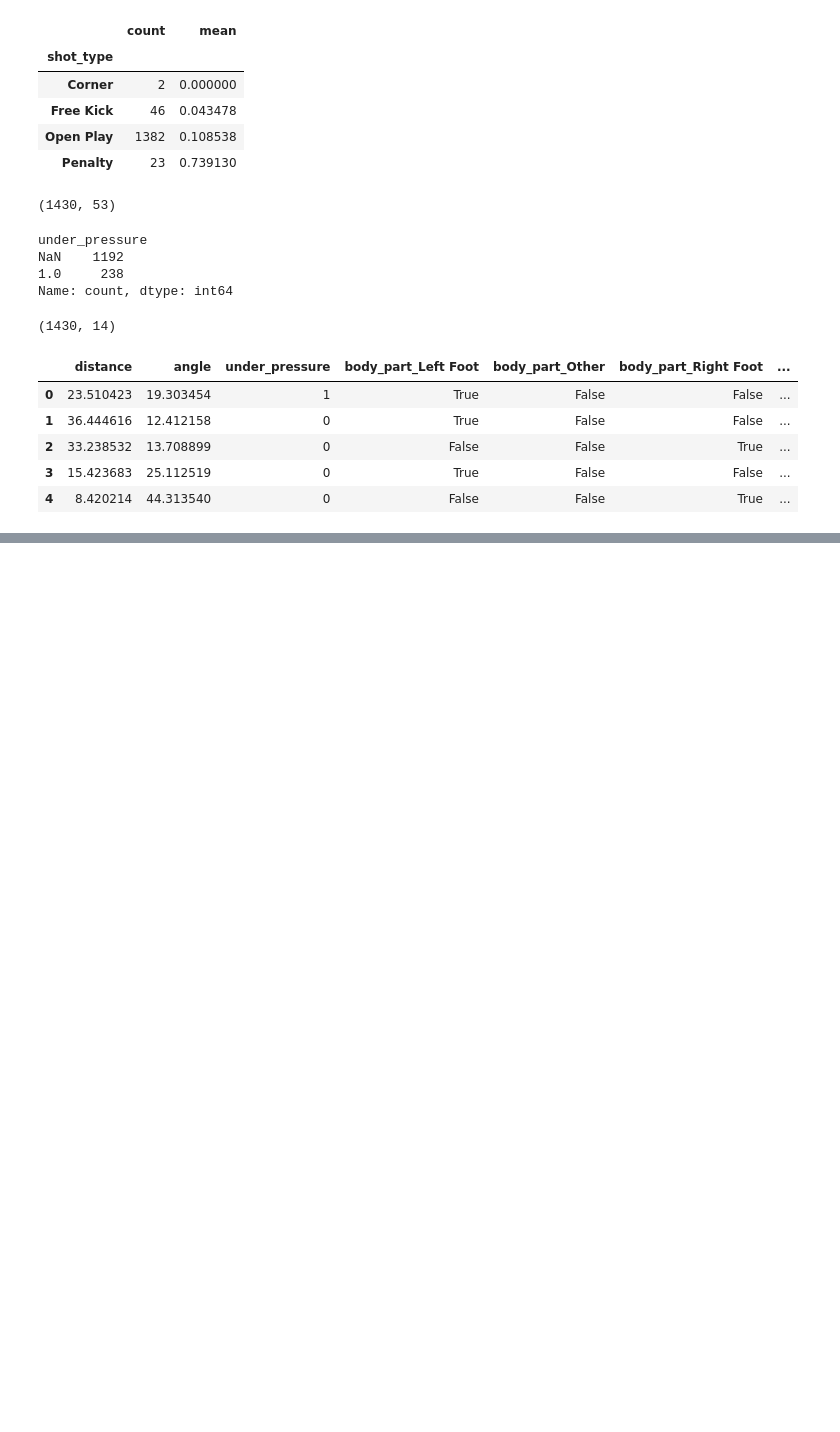
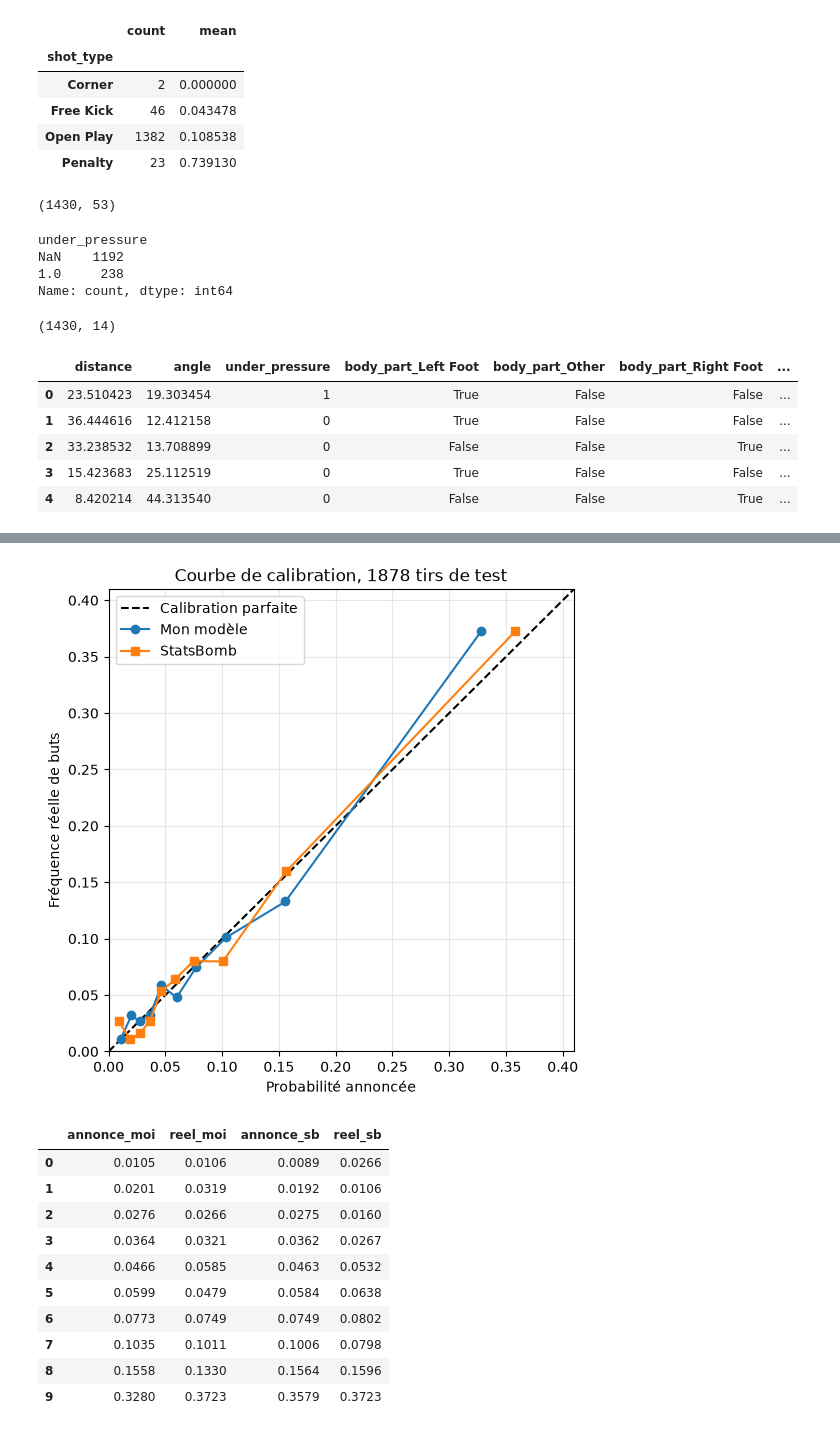
Before and after one commit to Z0utMan/xg-football, a Jupyter notebook: notebooks/01-explore-competitions.ipynb, the cells around one changed output, grey strips where cells are left out. Drawn from its saved outputs; the diff is of its cells as text; code cells hidden in the pictures; blank space fills up the shorter version.

```diff
--- a/notebooks/01-explore-competitions.ipynb
+++ b/notebooks/01-explore-competitions.ipynb
@@ -413,0 +569,20 @@ features.head()
+# %%
+selection = [
+    (43, 106),    # World Cup 2022
+    (43, 3),      # World Cup 2018
+    (55, 282),    # Euro 2024
+    (55, 43),     # Euro 2020
+    (223, 282),   # Copa America 2024
+    (1267, 107),  # African Cup of Nations 2023
+]
+
+tous_les_match_ids = []
+
+for competition_id, season_id in selection:
+    url = f"https://raw.githubusercontent.com/statsbomb/open-data/master/data/matches/{competition_id}/{season_id}.json"
+    m = pd.read_json(url)
+    ids = m["match_id"].tolist()
+    tous_les_match_ids.extend(ids)
+    print(f"{competition_id}/{season_id} : {len(ids)} matchs")
+
+print("TOTAL :", len(tous_les_match_ids))
@@ -413,0 +1030,44 @@ features.head()
+# %%
+from sklearn.calibration import calibration_curve
+import matplotlib.pyplot as plt
+
+proba_moi = model_lr3.predict_proba(X3_test)[:, 1]
+proba_sb = data.loc[X3_test.index, "xg_statsbomb"]
+
+reel_moi, annonce_moi = calibration_curve(y3_test, proba_moi, n_bins=10, strategy="quantile")
+reel_sb, annonce_sb = calibration_curve(y3_test, proba_sb, n_bins=10, strategy="quantile")
+
+lim = max(annonce_moi.max(), annonce_sb.max(), reel_moi.max(), reel_sb.max()) * 1.1
+
+plt.figure(figsize=(6, 6))
+plt.plot([0, lim], [0, lim], "k--", label="Calibration parfaite")
+plt.plot(annonce_moi, reel_moi, "o-", label="Mon modèle")
+plt.plot(annonce_sb, reel_sb, "s-", label="StatsBomb")
+plt.xlabel("Probabilité annoncée")
+plt.ylabel("Fréquence réelle de buts")
+plt.title("Courbe de calibration, 1878 tirs de test")
+plt.xlim(0, lim)
+plt.ylim(0, lim)
+plt.legend()
+plt.grid(alpha=0.3)
+plt.show()
+
+pd.DataFrame({
+    "annonce_moi": annonce_moi.round(4),
+    "reel_moi": reel_moi.round(4),
+    "annonce_sb": annonce_sb.round(4),
+    "reel_sb": reel_sb.round(4),
+})
+# %% [output]
+[figure, added]
+|  | annonce_moi | reel_moi | annonce_sb | reel_sb |
+| 0 | 0.0105 | 0.0106 | 0.0089 | 0.0266 |
+| 1 | 0.0201 | 0.0319 | 0.0192 | 0.0106 |
+| 2 | 0.0276 | 0.0266 | 0.0275 | 0.0160 |
+| 3 | 0.0364 | 0.0321 | 0.0362 | 0.0267 |
+| 4 | 0.0466 | 0.0585 | 0.0463 | 0.0532 |
+| 5 | 0.0599 | 0.0479 | 0.0584 | 0.0638 |
+| 6 | 0.0773 | 0.0749 | 0.0749 | 0.0802 |
+| 7 | 0.1035 | 0.1011 | 0.1006 | 0.0798 |
+| 8 | 0.1558 | 0.1330 | 0.1564 | 0.1596 |
+| 9 | 0.3280 | 0.3723 | 0.3579 | 0.3723 |
```
Also changed, not shown: parts of 24 cells of this notebook.
